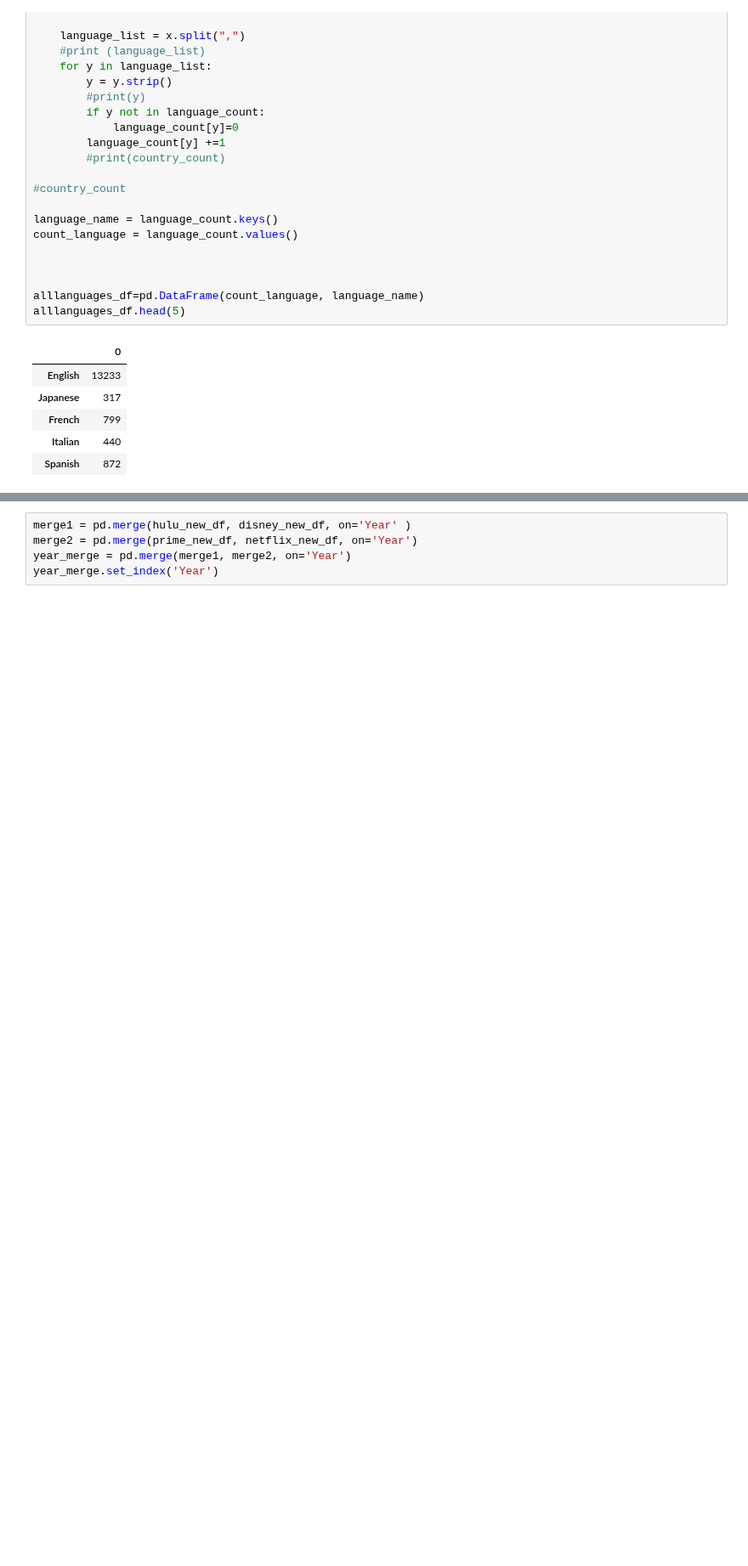
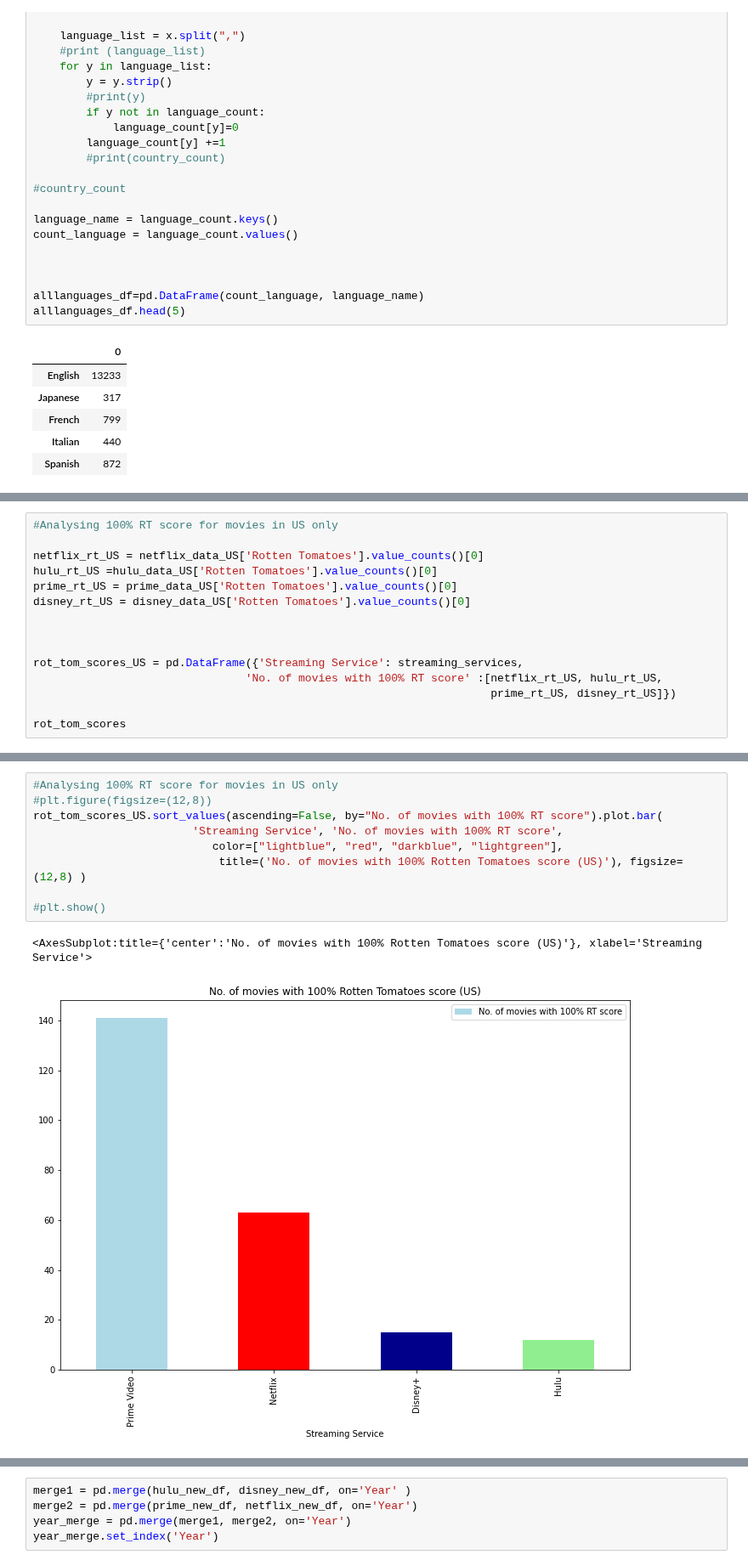
Before and after one commit to jacance/streaming-service-analysis, a Jupyter notebook: pristine_justin_new.ipynb, the cells around one changed output, grey strips where cells are left out. Shown at 85% size. Cells and saved outputs as stored; diff of their text form; blank space fills up the shorter version.

```diff
--- a/pristine_justin_new.ipynb
+++ b/pristine_justin_new.ipynb
@@ -869,0 +920,15 @@ plt.show()
+# %%
+#Analysing 100% RT score for movies in US only
+
+netflix_rt_US = netflix_data_US['Rotten Tomatoes'].value_counts()[0]
+hulu_rt_US =hulu_data_US['Rotten Tomatoes'].value_counts()[0]
+prime_rt_US = prime_data_US['Rotten Tomatoes'].value_counts()[0]
+disney_rt_US = disney_data_US['Rotten Tomatoes'].value_counts()[0]
+
+
+
+rot_tom_scores_US = pd.DataFrame({'Streaming Service': streaming_services,
+                                'No. of movies with 100% RT score' :[netflix_rt_US, hulu_rt_US,
+                                                                     prime_rt_US, disney_rt_US]})
+
+rot_tom_scores
@@ -870,3 +941,15 @@ plt.show()
+# %%
+#Analysing 100% RT score for movies in US only
+#plt.figure(figsize=(12,8))
+rot_tom_scores_US.sort_values(ascending=False, by="No. of movies with 100% RT score").plot.bar(
+                        'Streaming Service', 'No. of movies with 100% RT score',
+                           color=["lightblue", "red", "darkblue", "lightgreen"],
+                            title=('No. of movies with 100% Rotten Tomatoes score (US)'), figsize=(12,8) )
+
+#plt.show()
+# %% [output]
+<AxesSubplot:title={'center':'No. of movies with 100% Rotten Tomatoes score (US)'}, xlabel='Streaming Service'>
+[figure, added]
 # %%
 #Netflix movies count for year 2015-2020
 netflix_new = netflix_data[netflix_data["Year"]>=2015].groupby(["Year"])['Netflix'].count()
```
Also changed, not shown: parts of 26 cells of this notebook.
